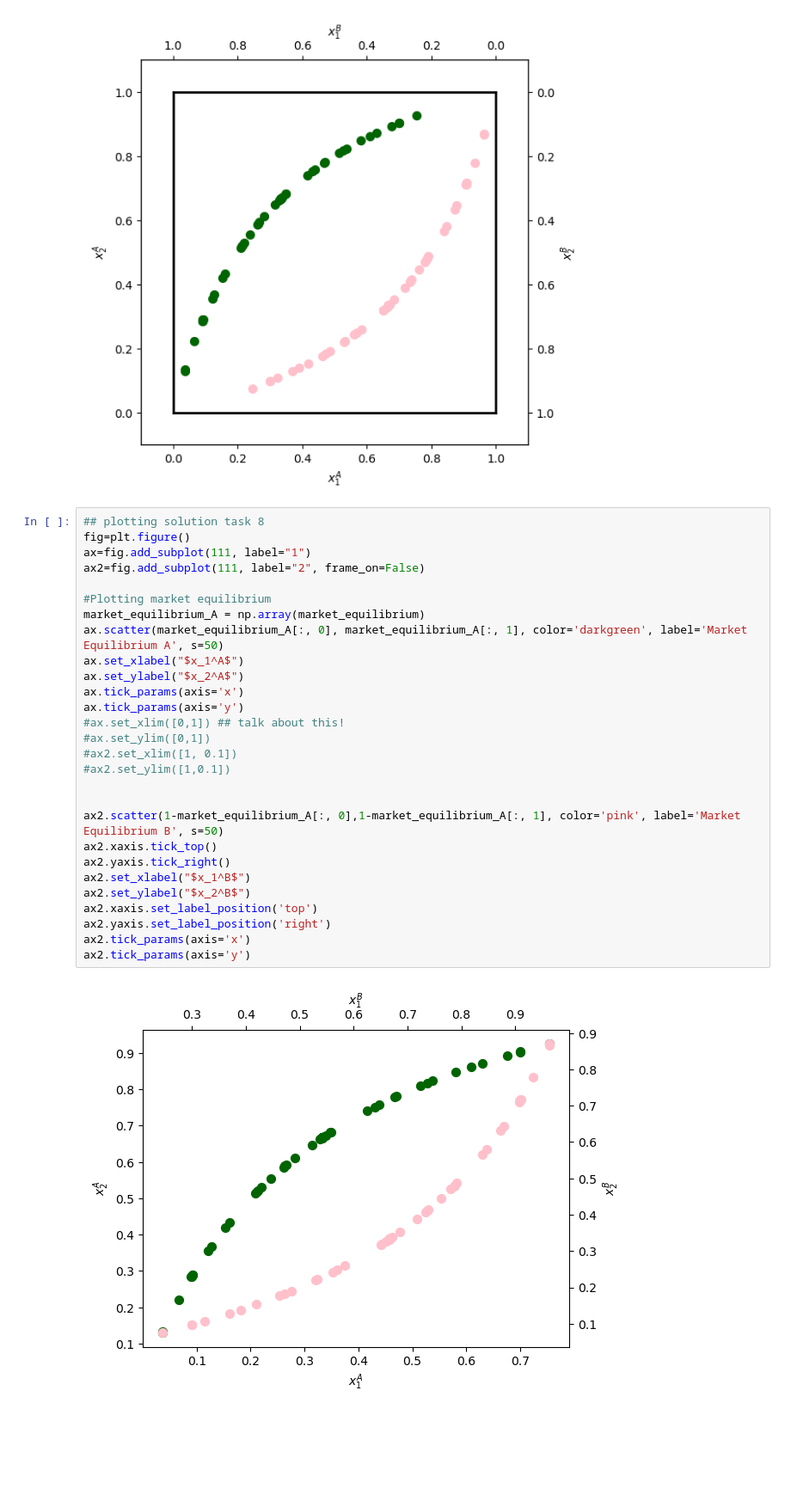
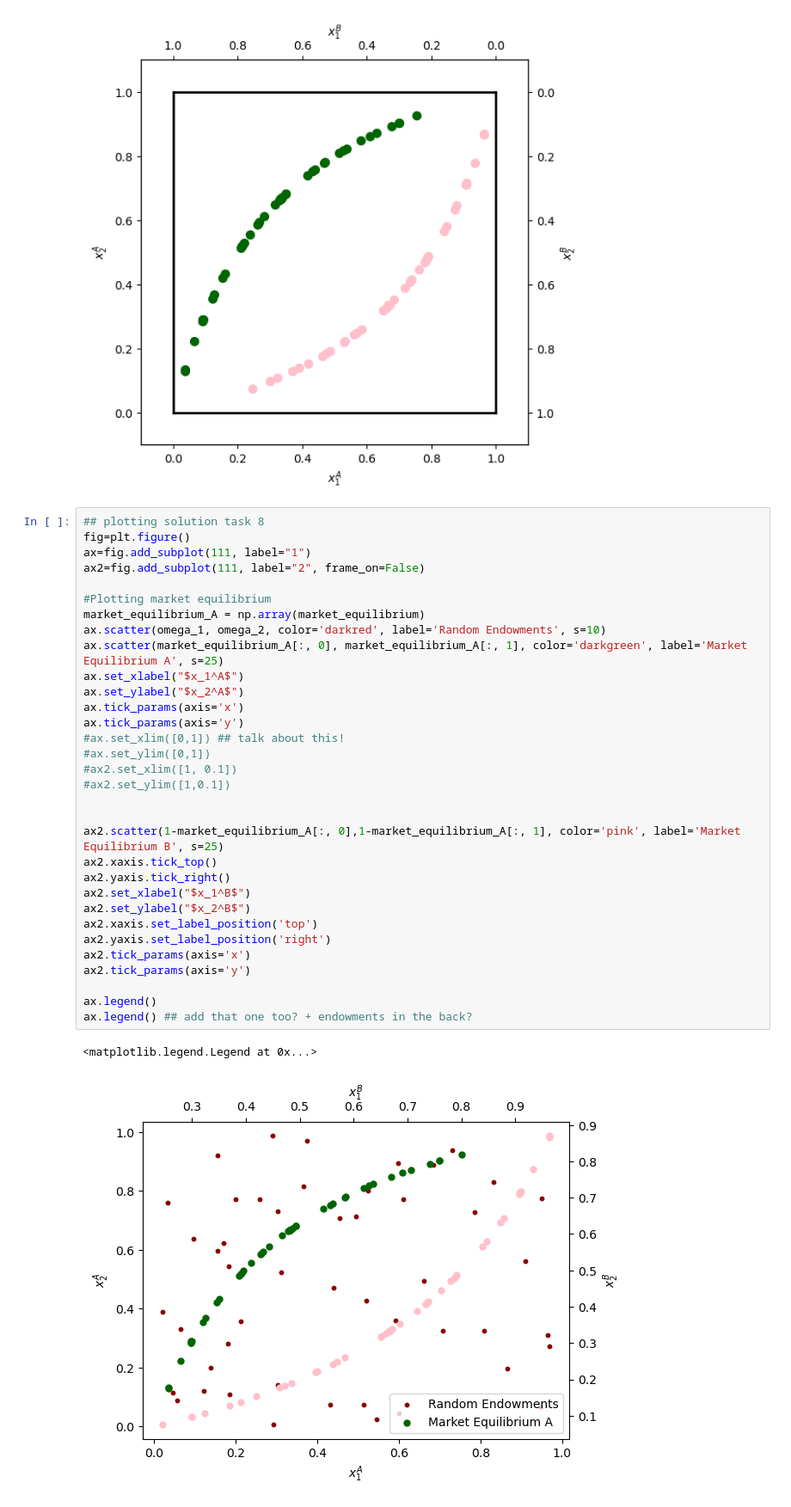
Before and after one commit to NumEconCopenhagen/projects-2024-darja-eloise-christian, a Jupyter notebook: inauguralproject/darja_work.ipynb, the cells around one changed output. Shown at 86% size. Cells and saved outputs as stored; diff of their text form; blank space fills up the shorter version.

Commit message:
added legend

```diff
--- a/inauguralproject/darja_work.ipynb
+++ b/inauguralproject/darja_work.ipynb
@@ -768,30 +768,35 @@ ax_A.scatter(1-market_equilibrium_A[:, 0],1-market_equilibrium_A[:, 1], color='p
 # %%
 ## plotting solution task 8
 fig=plt.figure()
 ax=fig.add_subplot(111, label="1")
 ax2=fig.add_subplot(111, label="2", frame_on=False)
 
 #Plotting market equilibrium
 market_equilibrium_A = np.array(market_equilibrium)
-ax.scatter(market_equilibrium_A[:, 0], market_equilibrium_A[:, 1], color='darkgreen', label='Market Equilibrium A', s=50)
+ax.scatter(omega_1, omega_2, color='darkred', label='Random Endowments', s=10)
+ax.scatter(market_equilibrium_A[:, 0], market_equilibrium_A[:, 1], color='darkgreen', label='Market Equilibrium A', s=25)
 ax.set_xlabel("$x_1^A$")
 ax.set_ylabel("$x_2^A$")
 ax.tick_params(axis='x')
 ax.tick_params(axis='y')
 #ax.set_xlim([0,1]) ## talk about this!
 #ax.set_ylim([0,1])
 #ax2.set_xlim([1, 0.1])
 #ax2.set_ylim([1,0.1])
 
 
-ax2.scatter(1-market_equilibrium_A[:, 0],1-market_equilibrium_A[:, 1], color='pink', label='Market Equilibrium B', s=50)
+ax2.scatter(1-market_equilibrium_A[:, 0],1-market_equilibrium_A[:, 1], color='pink', label='Market Equilibrium B', s=25)
 ax2.xaxis.tick_top()
 ax2.yaxis.tick_right()
 ax2.set_xlabel("$x_1^B$")
 ax2.set_ylabel("$x_2^B$")
 ax2.xaxis.set_label_position('top')
 ax2.yaxis.set_label_position('right')
 ax2.tick_params(axis='x')
 ax2.tick_params(axis='y')
+
+ax.legend()
+ax.legend() ## add that one too? + endowments in the back?
 # %% [output]
+<matplotlib.legend.Legend at 0x...>
-[figure, old version]
+[figure, new version]
```
